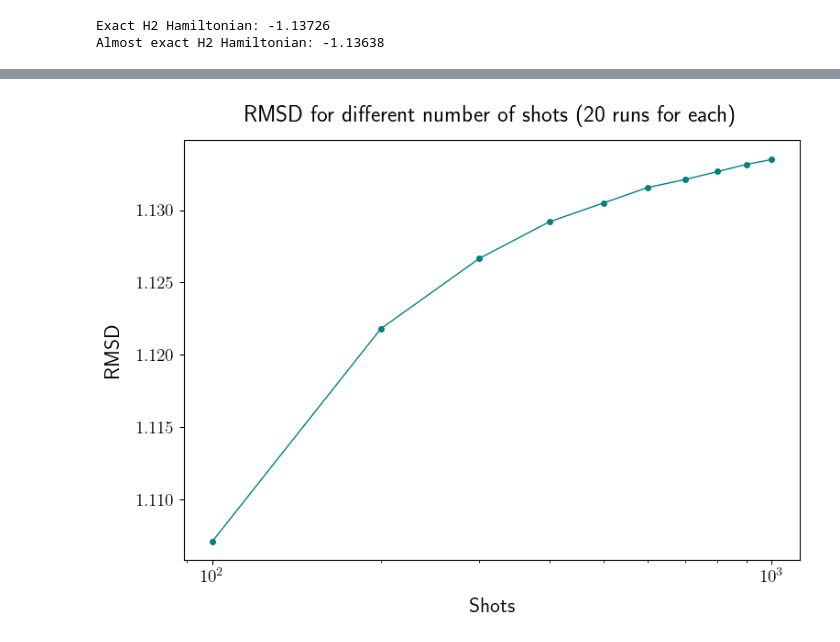
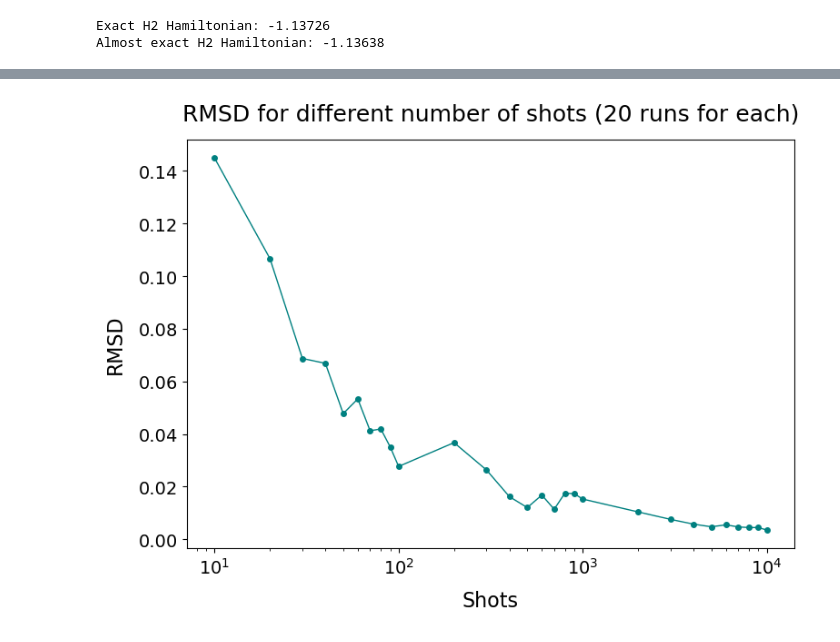
Before and after one commit to Marshhall/Physics_Thesis, a Jupyter notebook: shadow_grouping.ipynb, the cells around one changed output, grey strips where cells are left out. Cells and saved outputs as stored; diff of their text form; code cells hidden in the pictures.

```diff
--- a/shadow_grouping.ipynb
+++ b/shadow_grouping.ipynb
@@ -1124,30 +1094,31 @@ array(-1.16260014)
 # n_shotss = range(6000, 11000, 1000)
 
 # n_shotss = [50]
-n_shotss = (
-    list(range(1000, 10001, 1000)) +     # 1000 to 10000
-    list(range(20000, 100001, 10000)) +  # 20000 to 100000
-    list(range(200000, 1000001, 100000)) # 200000 to 1000000
-)
+# n_shotss = (
+#     list(range(1000, 10001, 1000)) +     # 1000 to 10000
+#     list(range(20000, 100001, 10000)) +  # 20000 to 100000
+#     list(range(200000, 1000001, 100000)) # 200000 to 1000000
+# )
 # n_shotss = (
 #     list(range(10, 110, 10)) +
 #     list(range(200, 1100, 100))
 # )
-# n_shotss = (
-#     list(range(10, 110, 10)) +
-#     list(range(200, 1100, 100)) +
-#     list(range(2000, 11000, 1000))
-# )
+n_shotss = (
+    list(range(10, 110, 10)) +
+    list(range(200, 1100, 100)) +
+    list(range(2000, 11000, 1000))
+)
 
 # n_shotss = (
 #     list(range(10000, 110000, 10000))
 # )
 
 
-# number_of_runs = 20
+number_of_runs = 20
 # number_of_runs = 100
-number_of_runs = 1
+# number_of_runs = 1
 
 
-rmsds = shadow_grouping_estimation_rmsd(H2_ham_formatted, qnode_sg, number_of_runs, n_shotss, H_exact, write_to_file=True, folder_name="Data/H2", offset=sum(id_coefs))
+rmsds = shadow_grouping_estimation_rmsd(H2_ham_formatted, qnode_sg, number_of_runs, n_shotss, H_exact,
+                                        write_to_file=True, folder_name="Data/H2", offset=sum(id_coefs), verbose=True)
 # %% [output]
@@ -1187,32 +1173,32 @@ fig.savefig(f"Plots/H2_rmsd_{n_shotss[0]}_{n_shotss[-1]}_{number_of_runs}r.pdf",
 # %%
 # Use LaTeX for text rendering
-plt.rcParams['text.usetex'] = True
+plt.rcParams['text.usetex'] = False
 plt.rcParams['font.size'] = 14
 plt.rcParams['axes.labelsize'] = 16
 plt.rcParams['axes.titlesize'] = 18
 plt.rcParams['xtick.labelsize'] = 14
 plt.rcParams['ytick.labelsize'] = 14
 
 # Create figure
 fig, ax = plt.subplots(figsize=(8,6))
 # fig.patch.set_facecolor('#FAFAFA')
 # ax.set_facecolor('#FAFAFA')
 
 # Plot with error bars
 ax.plot(n_shotss, rmsds, color='teal', markersize=4, marker="o", lw=1)
 
 # Titles and labels
 ax.set_title(f"RMSD for different number of shots ({number_of_runs} runs for each)", pad=15)
 ax.set_xlabel(r"Shots", labelpad=10)
 ax.set_ylabel(r"RMSD", labelpad=10)
 ax.set_xscale('log')
 
 
 # Tight layout
 plt.tight_layout()
 
 # Show plot
 plt.show()
 fig.savefig(f"Plots/H2_rmsd_{n_shotss[0]}_{n_shotss[-1]}_{number_of_runs}r_log.pdf", dpi=800)
 # %% [output]
-[figure, old version]
+[figure, new version]
```
Also changed, not shown: parts of 10 cells of this notebook.
